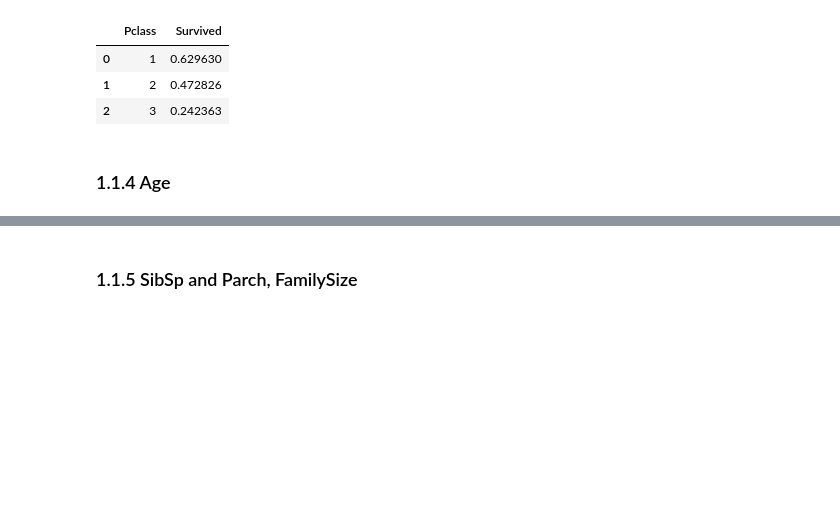
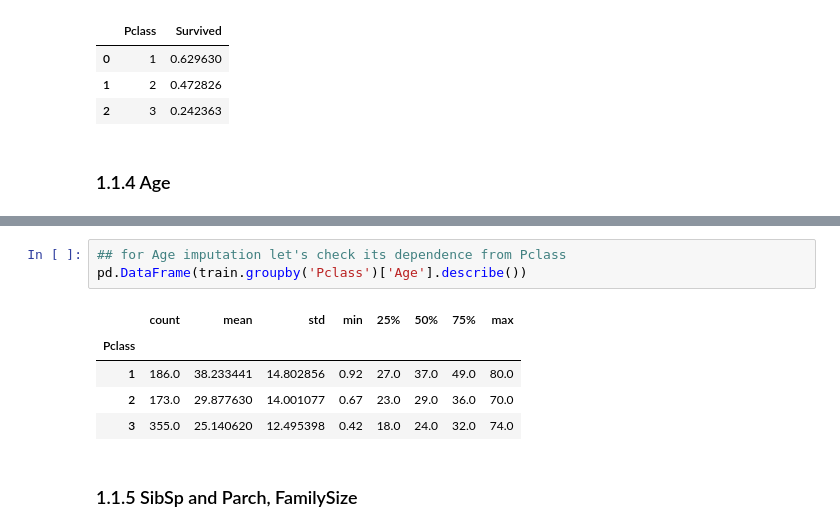
Before and after one commit to leoregino/Titanic, a Jupyter notebook: notebooks/exploration/MV_01_EDA.ipynb, the cells around one changed output, grey strips where cells are left out. Drawn from its saved outputs; the diff is of its cells as text; blank space fills up the shorter version.

```diff
--- a/notebooks/exploration/MV_01_EDA.ipynb
+++ b/notebooks/exploration/MV_01_EDA.ipynb
@@ -166,3 +173,12 @@ plt.show()
+# %%
+## for Age imputation let's check its dependence from Pclass
+pd.DataFrame(train.groupby('Pclass')['Age'].describe())
+# %% [output]
+|  | count | mean | std | min | 25% | 50% | 75% | max |
+| Pclass |  |  |  |  |  |  |  |  |
+| 1 | 186.0 | 38.233441 | 14.802856 | 0.92 | 27.0 | 37.0 | 49.0 | 80.0 |
+| 2 | 173.0 | 29.877630 | 14.001077 | 0.67 | 23.0 | 29.0 | 36.0 | 70.0 |
+| 3 | 355.0 | 25.140620 | 12.495398 | 0.42 | 18.0 | 24.0 | 32.0 | 74.0 |
 # %% [markdown]
 ### 1.1.5 SibSp and Parch, FamilySize
 # %%
```
Also changed, not shown: parts of 14 cells of this notebook, 46 other files.
